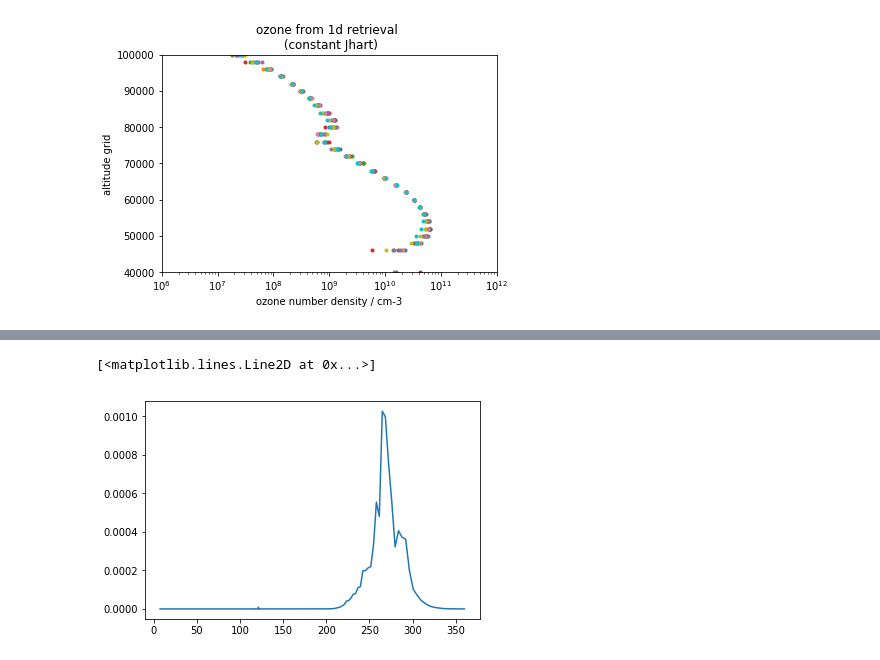
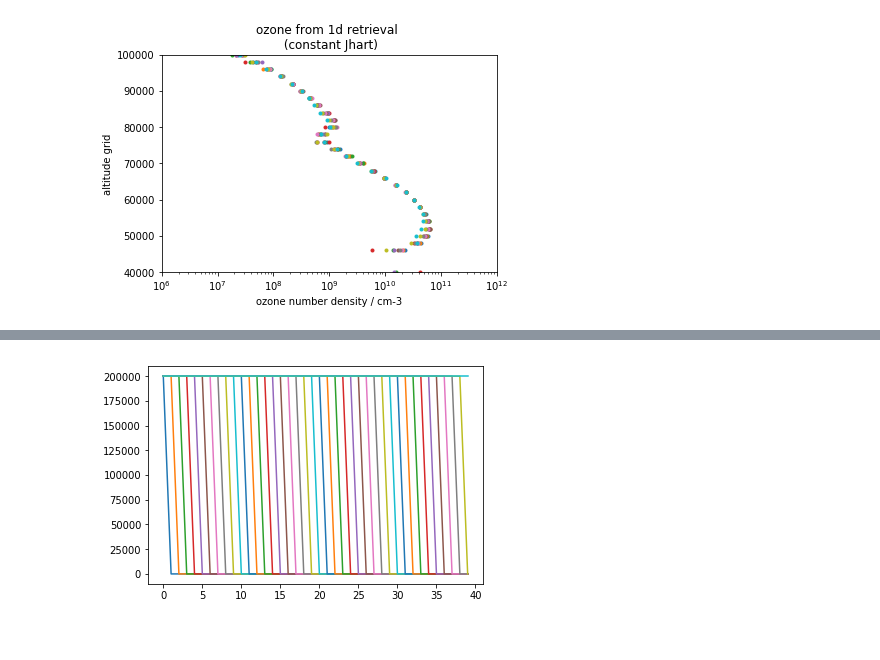
Before and after one commit to Anqi-Li/iris, a Jupyter notebook: notebooks/ozone_retrieval.ipynb, the cells around one changed output, grey strips where cells are left out. Drawn from its saved outputs; the diff is of its cells as text; code cells hidden in the pictures.

```diff
--- a/notebooks/ozone_retrieval.ipynb
+++ b/notebooks/ozone_retrieval.ipynb
@@ -349,5 +364,5 @@ plt.show()
-# %%
-plt.plot(wave,  irrad*sO3)
-# %% [output]
-[<matplotlib.lines.Line2D at 0x...>]
-[figure, removed]
+# %%
+plt.plot(pathl)
+plt.show()
+# %% [output]
+[figure, added]
```
Also changed, not shown: parts of 5 cells of this notebook.
